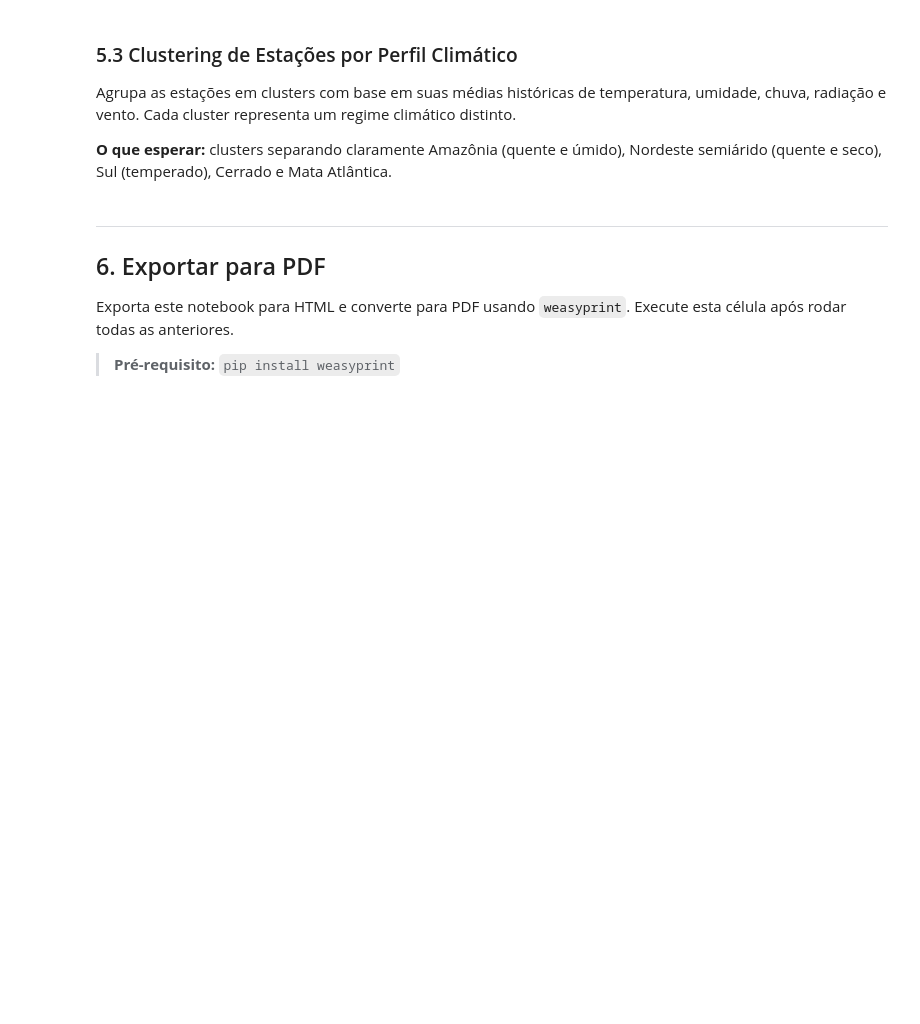
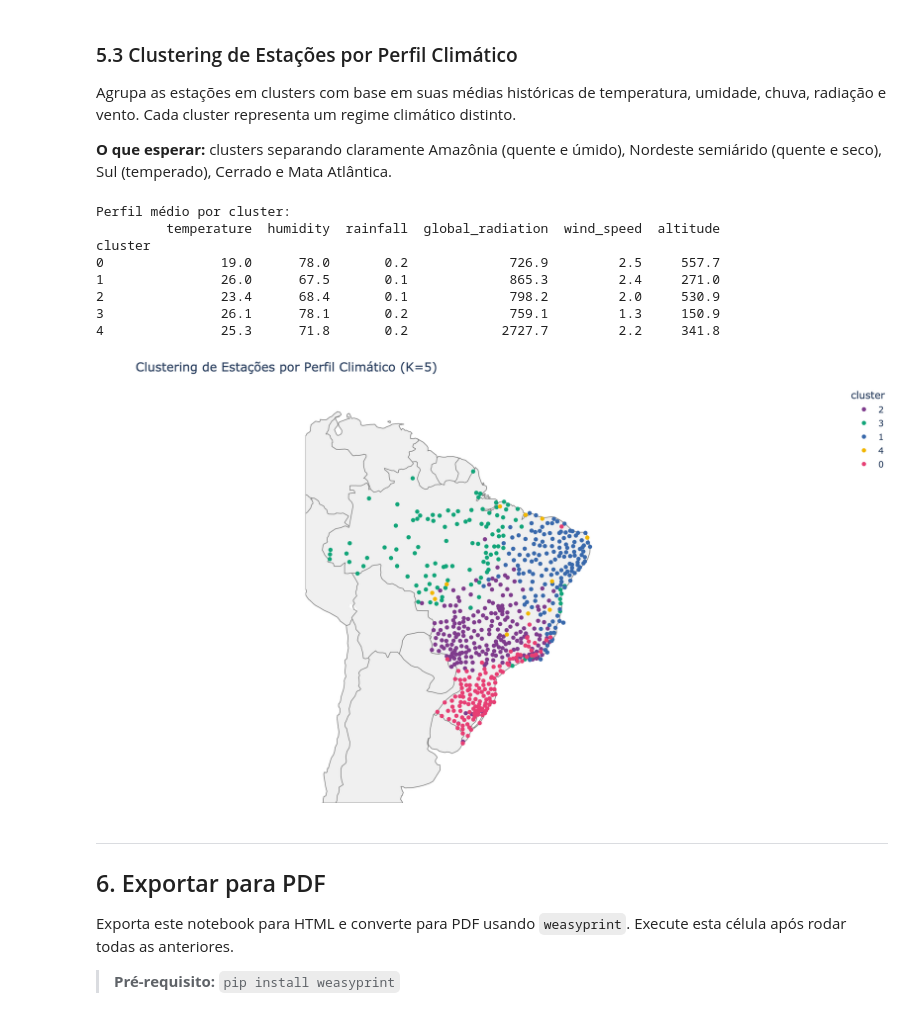
Before and after one commit to nortonricardo/climate-intelligence-engine, a Jupyter notebook: 1.3_exploratory_analysis.ipynb, the cells around one changed output. Drawn from its saved outputs; the diff is of its cells as text; code cells hidden in the pictures; blank space fills up the shorter version.

```diff
--- a/1.3_exploratory_analysis.ipynb
+++ b/1.3_exploratory_analysis.ipynb
@@ -832,37 +957,55 @@ chuva, radiação e vento. Cada cluster representa um regime climático distinto
 **O que esperar:** clusters separando claramente Amazônia (quente e úmido), Nordeste semiárido
 (quente e seco), Sul (temperado), Cerrado e Mata Atlântica.
 # %%
+from IPython.display import Image, display
+
 profile_cols = ['temperature', 'humidity', 'rainfall', 'global_radiation', 'wind_speed']
 station_profile = measurements.groupby('station_code')[profile_cols].mean()
 station_profile = station_profile.merge(
     stations[['code', 'altitude', 'latitude', 'longitude']],
     left_index=True, right_on='code'
 ).set_index('code').dropna()
 
 X = StandardScaler().fit_transform(station_profile)
 station_profile['cluster'] = KMeans(n_clusters=5, random_state=42, n_init=10).fit_predict(X)
 station_profile['cluster'] = station_profile['cluster'].astype(str)
 
 print('Perfil médio por cluster:')
 print(station_profile.groupby('cluster')[profile_cols + ['altitude']].mean().round(1).to_string())
 
 fig = px.scatter_geo(
     station_profile.reset_index(),
     lat='latitude', lon='longitude',
     color='cluster',
     hover_name='code',
     hover_data={'altitude': True, 'temperature': ':.1f', 'rainfall': ':.2f'},
     scope='south america',
     title='Clustering de Estações por Perfil Climático (K=5)',
     color_discrete_sequence=px.colors.qualitative.Bold,
 )
 fig.update_layout(
     geo=dict(showland=True, landcolor='#f0f0f0', showcountries=True,
-             countrycolor='gray', center=dict(lat=-14, lon=-53), projection_scale=2.5),
+             countrycolor='gray', center=dict(lat=-14, lon=-53), projection_scale=1.5),
     margin=dict(l=0, r=0, t=40, b=0),
     height=600,
 )
 fig.show()
+
+# Versão estática para o PDF (requer kaleido==0.2.1: pip install "kaleido==0.2.1")
+try:
+    display(Image(fig.to_image(format='png', width=1100, height=620, scale=2)))
+except Exception:
+    print('Mapa estático indisponível — instale kaleido: pip install "kaleido==0.2.1"')
+# %% [output]
+Perfil médio por cluster:
+         temperature  humidity  rainfall  global_radiation  wind_speed  altitude
+cluster
+0               19.0      78.0       0.2             726.9         2.5     557.7
+1               26.0      67.5       0.1             865.3         2.4     271.0
+2               23.4      68.4       0.1             798.2         2.0     530.9
+3               26.1      78.1       0.2             759.1         1.3     150.9
+4               25.3      71.8       0.2            2727.7         2.2     341.8
+[figure, added]
 # %% [markdown]
 ---
 ## 6. Exportar para PDF
```
Also changed, not shown: parts of 28 cells of this notebook, 1 other file.
